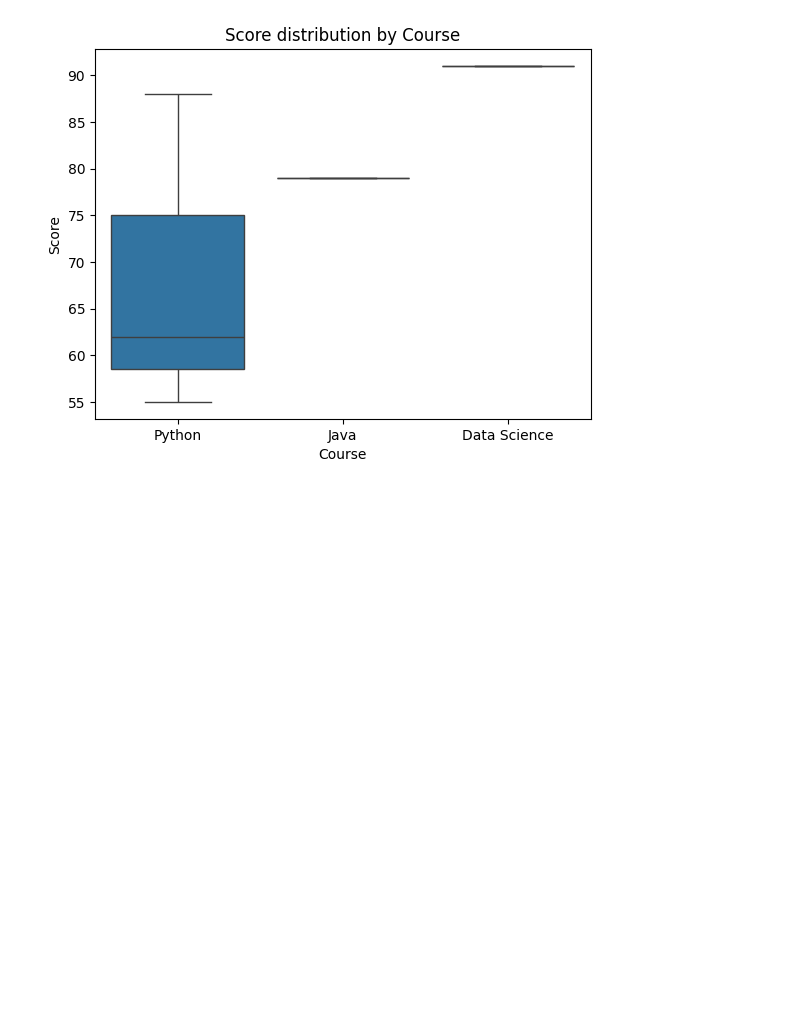
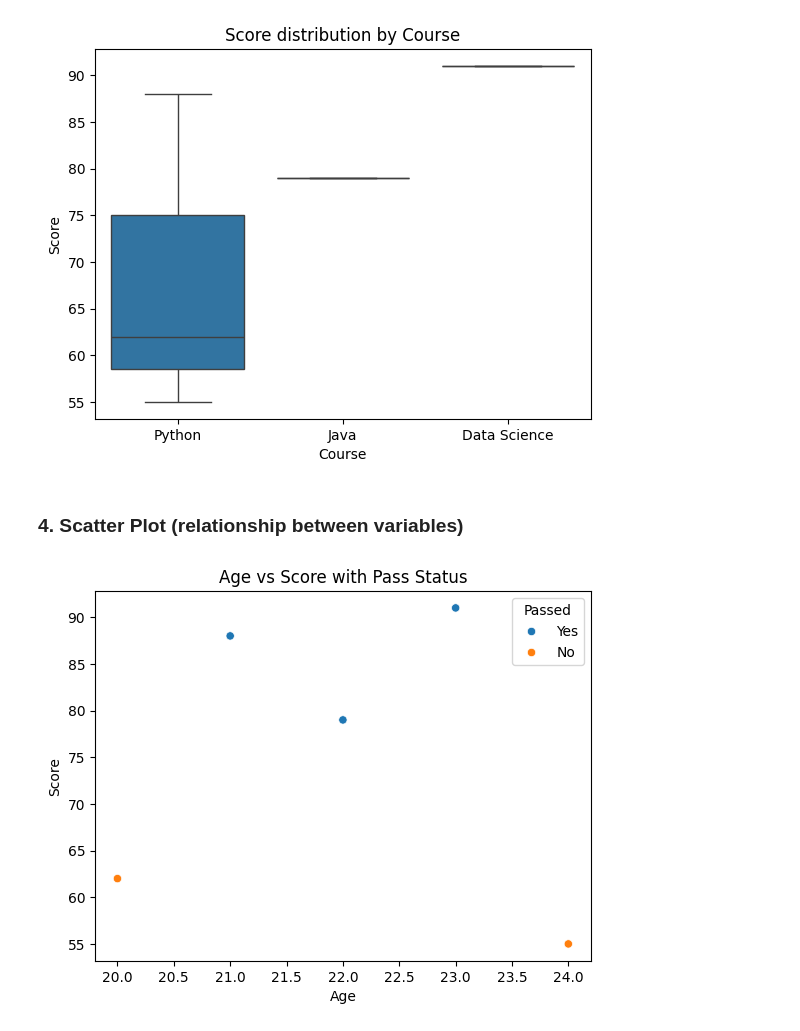
Before and after one commit to vibhorrrrr/Data-Analytics, a Jupyter notebook: visualization.ipynb, the cells around one changed output. Saved outputs shown, nothing was run; the diff lists cells and outputs as text; code cells hidden in the pictures; blank space fills up the shorter version.

```diff
--- a/visualization.ipynb
+++ b/visualization.ipynb
@@ -92,3 +92,11 @@ plt.title("Score distribution by Course")
 plt.show()
 # %% [output]
 [figure]
+# %% [markdown]
+### **4. Scatter Plot (relationship between variables)**
+# %%
+sns.scatterplot(x='Age', y='Score', hue='Passed', data = df)
+plt.title("Age vs Score with Pass Status")
+plt.show()
+# %% [output]
+[figure, added]
```
Also changed, not shown: parts of 1 cell of this notebook.
